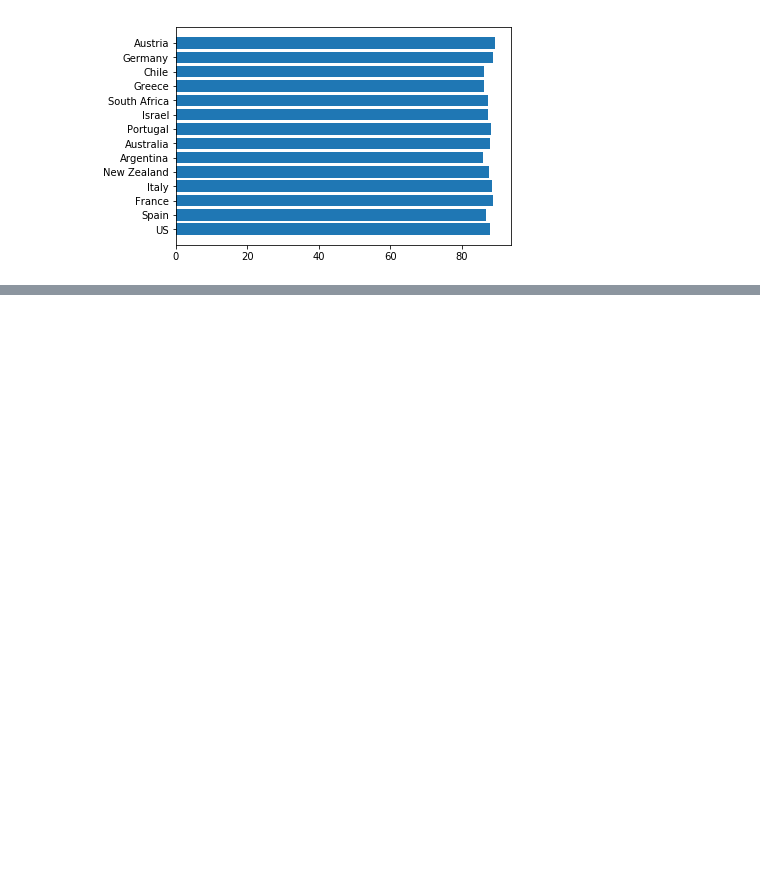
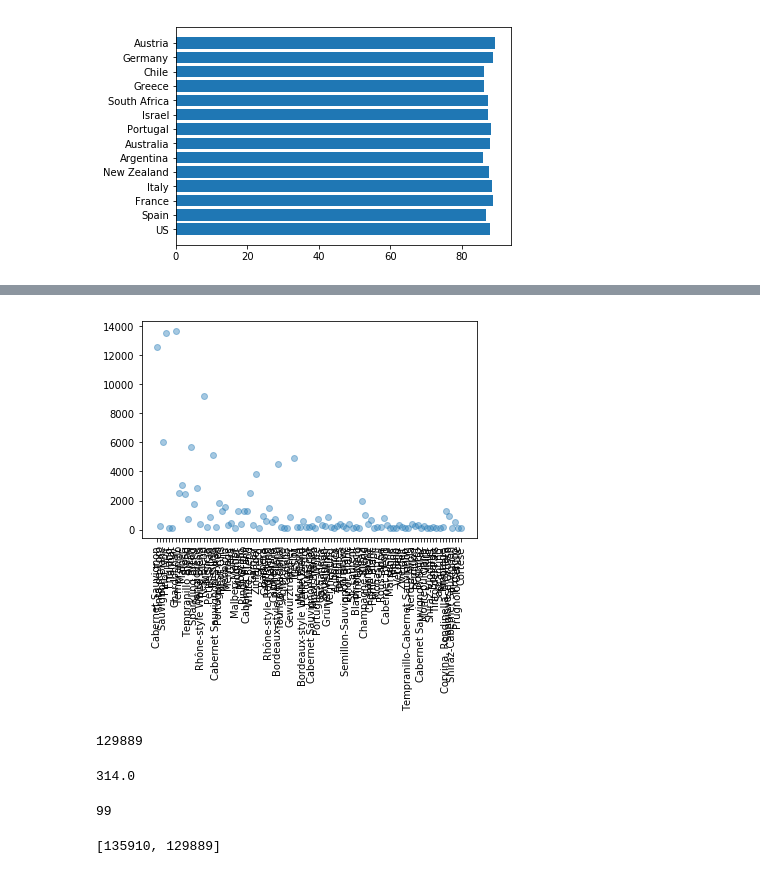
Before and after one commit to easonrecto/ORIE4741Project, a Jupyter notebook: Data Exploration.ipynb, the cells around one changed output, grey strips where cells are left out. Drawn from its saved outputs; the diff is of its cells as text; code cells hidden in the pictures; blank space fills up the shorter version.

Commit message:
v3 - varietal cuts

```diff
--- a/Data Exploration.ipynb
+++ b/Data Exploration.ipynb
@@ -285,0 +273,30 @@ py.show()
+# %%
+amount_of_varieties = len(df['variety'].unique())
+varietal = df['variety'].unique()
+varietals = []
+amount_of_each_variety = []
+fig, ax = py.subplots()
+Tol = 75
+
+for i in range(0,amount_of_varieties):
+    if len(df.loc[df['variety'] == varietal[i]]) > Tol:
+        amount_of_each_variety.append(len(df.loc[df['variety'] == varietal[i]]))
+        varietals.append(varietal[i])
+py.scatter(np.arange(len(varietals)),amount_of_each_variety,alpha=0.4)
+ax.set_xticklabels(varietals)
+py.xticks(np.arange(len(varietals)),varietals,rotation='vertical')
+py.show()
+# %% [output]
+[figure, added]
+# %%
+np.sum(amount_of_each_variety)
+# %% [output]
+129889
+# %%
+np.median(amount_of_each_variety)
+# %% [output]
+314.0
+# %%
+np.size(varietals)
+# %% [output]
+99
@@ -285,0 +306,4 @@ py.show()
+# %%
+size_of_dataset
+# %% [output]
+[135910, 129889]
```
Also changed, not shown: parts of 7 cells of this notebook.
